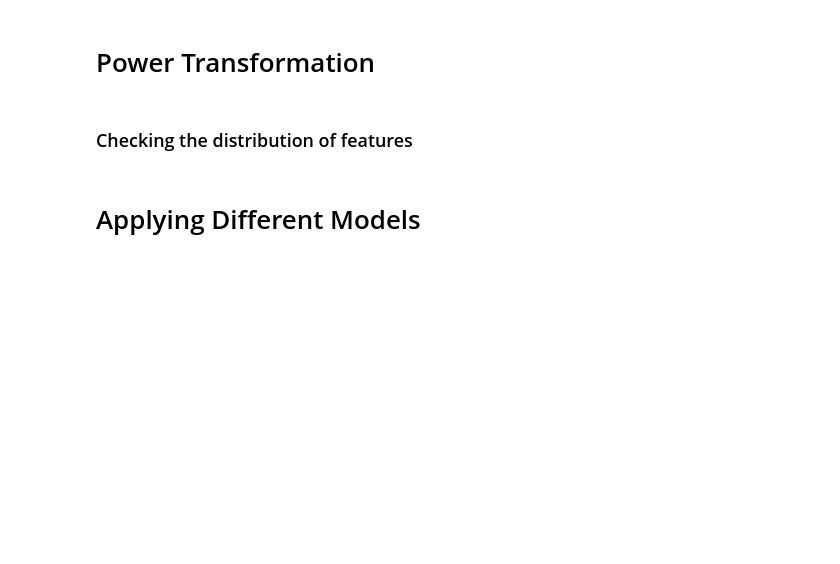
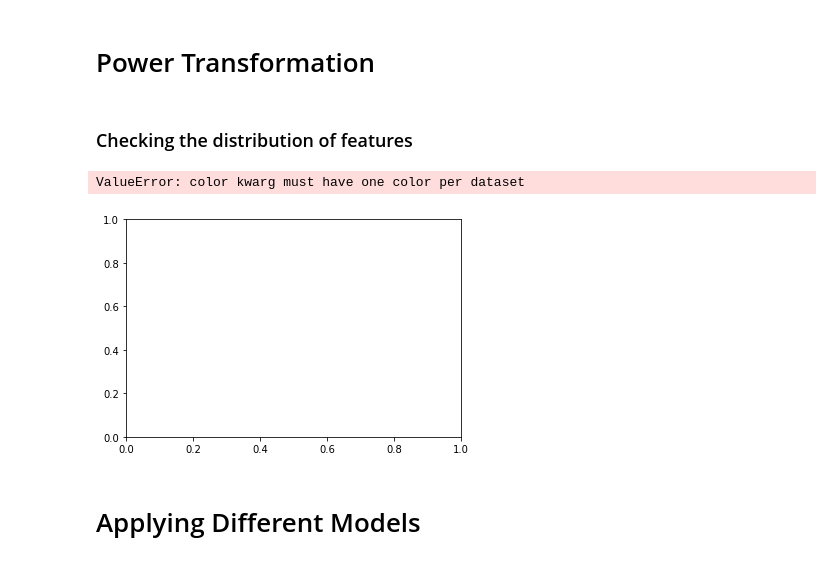
Before and after one commit to Huski-Git/3DMark-Score, a Jupyter notebook: 3D Mark Score Capstone Project.ipynb, the cells around one changed output. Saved outputs shown, nothing was run; the diff lists cells and outputs as text; code cells hidden in the pictures; blank space fills up the shorter version.

```diff
--- a/3D Mark Score Capstone Project.ipynb
+++ b/3D Mark Score Capstone Project.ipynb
@@ -565,5 +577,8 @@ X['GPU_COUNT'].unique()
 # %%
-sns.distplot(X['GPU_COUNT'],fit=norm,bins=50,kde=False)
+sns.distplot(X,fit=norm,bins=50,kde=False,color=['r'])
+# %% [output]
+ValueError: color kwarg must have one color per dataset
+[figure, added]
 # %%
 from sklearn.preprocessing import PowerTransformer
 # %%
```
Also changed, not shown: parts of 12 cells of this notebook.
